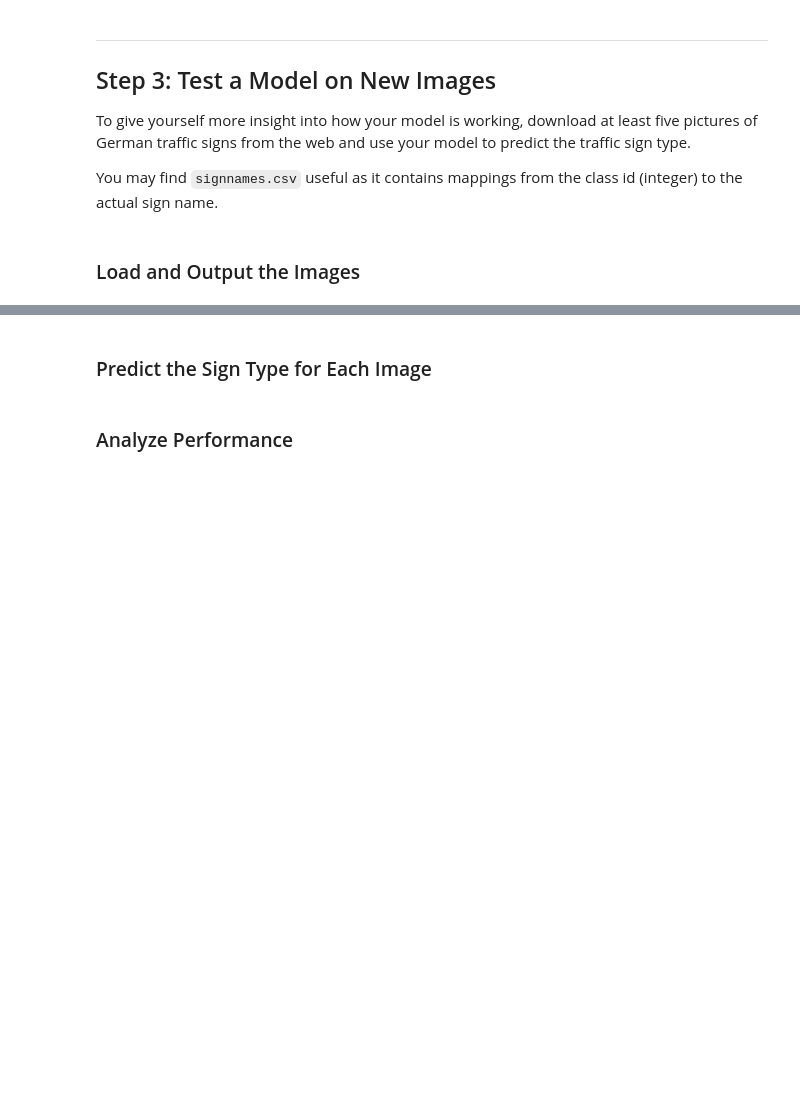
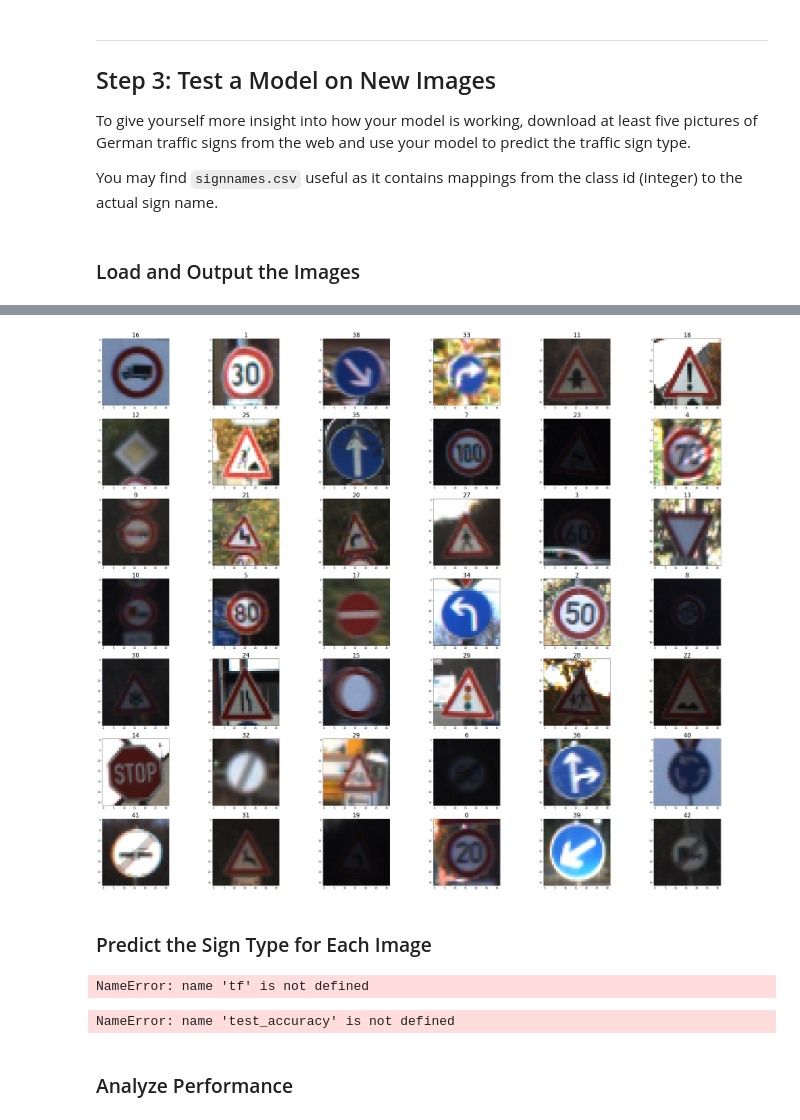
Before and after one commit to evanloshin/CarND-Traffic-Sign-Classifier-P2, a Jupyter notebook: Traffic_Sign_Classifier.ipynb, the cells around one changed output, grey strips where cells are left out. Drawn from its saved outputs; the diff is of its cells as text; code cells hidden in the pictures; blank space fills up the shorter version.

```diff
--- a/Traffic_Sign_Classifier.ipynb
+++ b/Traffic_Sign_Classifier.ipynb
@@ -440,0 +455,17 @@ You may find `signnames.csv` useful as it contains mappings from the class id (i
+# %%
+# plot a legend to determine labels of new images
+fig = plt.figure(figsize=(50, 50))
+Y = []
+j = 0
+for i in range(len(X_test)):
+    label = y_test[i]
+    if not (label in Y):
+        sub = fig.add_subplot(8, 6, j+1)
+        sub.imshow(X_test[i])
+        sub.set_title(label, fontsize=26)
+        Y.append(label)
+        j += 1
+        if j == 42:
+            break
+# %% [output]
+[figure, added]
@@ -444,6 +493,16 @@ You may find `signnames.csv` useful as it contains mappings from the class id (i
 ### Run the predictions here and use the model to output the prediction for each image.
 ### Make sure to pre-process the images with the same pre-processing pipeline used earlier.
 ### Feel free to use as many code cells as needed.
+with tf.Session() as sess:
+    saver.restore(sess, tf.train.latest_checkpoint('.'))
+    test_accuracy = evaluate(I_conditioned, MyLabels)
+    print("Test Accuracy = {:.3f}".format(test_accuracy))
+# %% [output]
+NameError: name 'tf' is not defined
+# %%
+print(test_accuracy)
+# %% [output]
+NameError: name 'test_accuracy' is not defined
 # %% [markdown]
 ### Analyze Performance
 # %%
```
Also changed, not shown: parts of 8 cells of this notebook, 8 other files.
